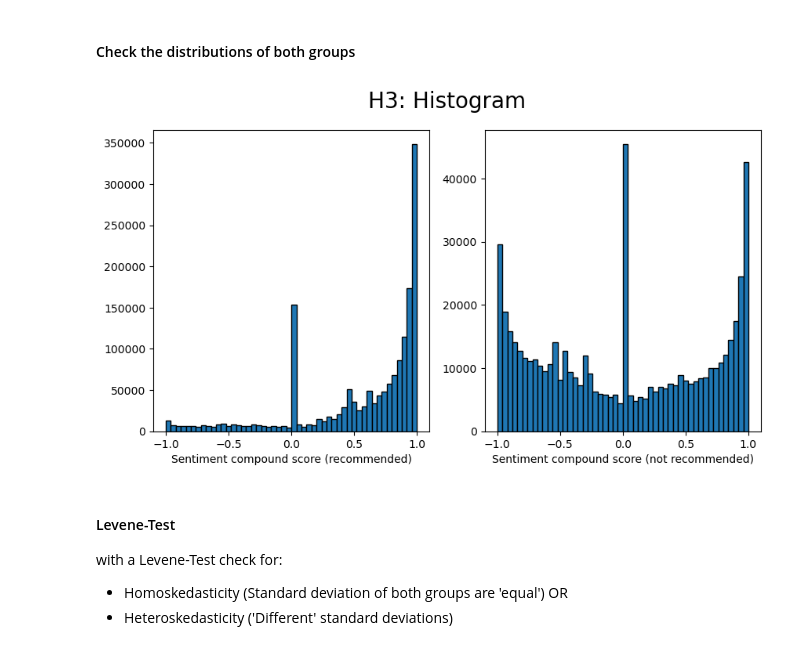
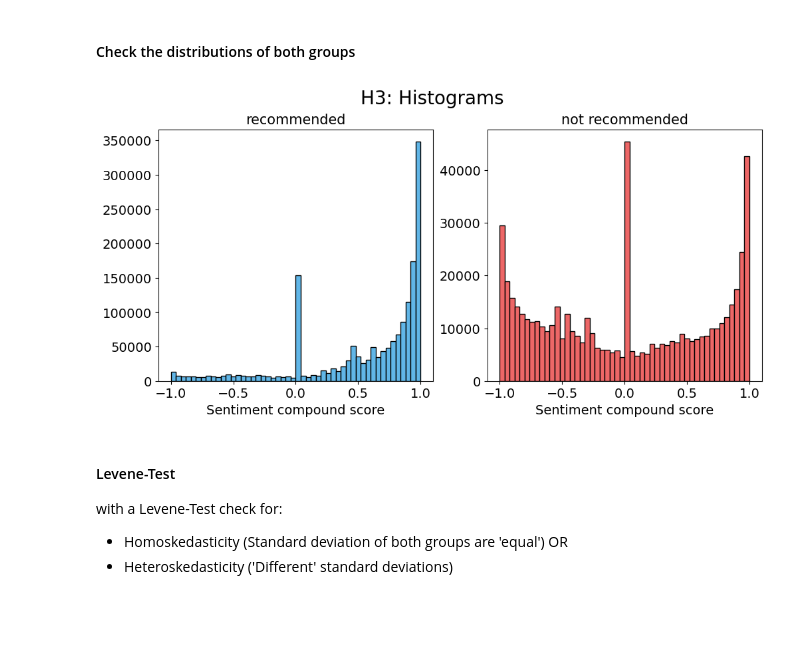
Before and after one commit to csum1/SteamGamesSentiment, a Jupyter notebook: steam.ipynb, the cells around one changed output. Cells and saved outputs as stored; diff of their text form; code cells hidden in the pictures; blank space fills up the shorter version.

Commit message:
Improved plots, bootstrap changes

```diff
--- a/steam.ipynb
+++ b/steam.ipynb
@@ -79,19 +82,23 @@ import numpy as np
 # %% [markdown]
 #### __Configuration constants__
 # %%
-# The Steam web key needs to be set here:
+# The Steam web key needs to be set here
 STEAM_WEB_API_KEY = '#########################'
 
-# General settings:
+# General settings
 NEEDED_NUM_REVIEWS_PER_GAME = 100
 REVIEWS_DIR = 'reviews'
 SENTIMENT_DIR = 'sentiment'
 
-# Stages:
+# Stages
 ALREADY_DOWNLOADED_REVIEWS = True
 ALREADY_DOWNLOADED_GAMES = True
 ALREADY_PERFORMED_SENTIMENT_ANALYSIS = True
 ALREADY_COMBINED_DATASETS = True
+
+# Colors
+COLOR_RECOMMENDED = '#61b6e7'
+COLOR_NOT_RECOMMENDED = '#ed6767'
 # %% [markdown]
 #### __Steam API Functionality__
 # %%
@@ -731,15 +762,19 @@ plt.show()
 # %% [markdown]
 #### Check the distributions of both groups
 # %%
-fig, (ax1, ax2) = plt.subplots(nrows=1, ncols=2, figsize=(10, 5))
-fig.suptitle("H3: Histogram", fontsize=20)
-ax1.hist(df_votedup_reviews['sent.comp'], bins=50, edgecolor='black')
-ax1.set_xlabel("Sentiment compound score (recommended)")
-ax2.hist(df_voteddown_reviews['sent.comp'], bins=50, edgecolor='black')
-ax2.set_xlabel("Sentiment compound score (not recommended)")
+fig, (ax1, ax2) = plt.subplots(nrows=1, ncols=2, figsize=(10, 5), layout="constrained")
+fig.suptitle("H3: Histograms", fontsize=20)
+ax1.set_title("recommended", fontsize=15)
+ax1.hist(df_votedup_reviews['sent.comp'], bins=50, edgecolor='black', color=COLOR_RECOMMENDED)
+ax1.set_xlabel("Sentiment compound score", fontsize=14)
+ax1.tick_params(labelsize=14)
+ax2.set_title("not recommended", fontsize=15)
+ax2.hist(df_voteddown_reviews['sent.comp'], bins=50, edgecolor='black', color=COLOR_NOT_RECOMMENDED)
+ax2.set_xlabel("Sentiment compound score", fontsize=14)
+ax2.tick_params(labelsize=14)
 plt.show()
 # %% [output]
-[figure, old version]
+[figure, new version]
 # %% [markdown]
 #### Levene-Test
 with a Levene-Test check for:
```
Also changed, not shown: parts of 31 cells of this notebook.
